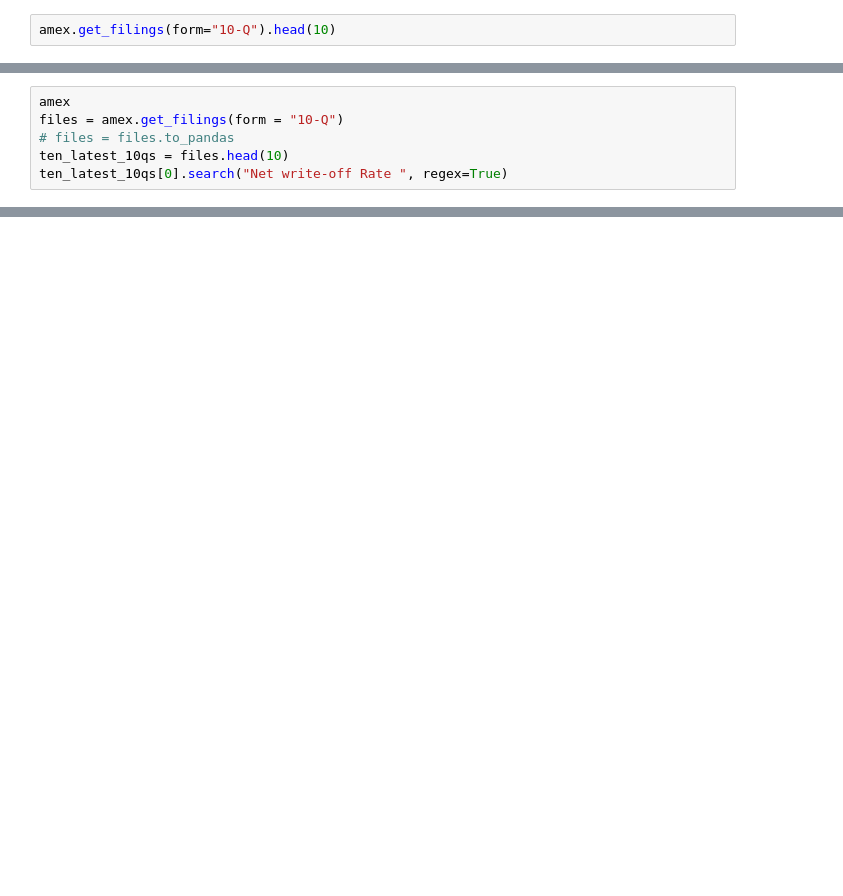
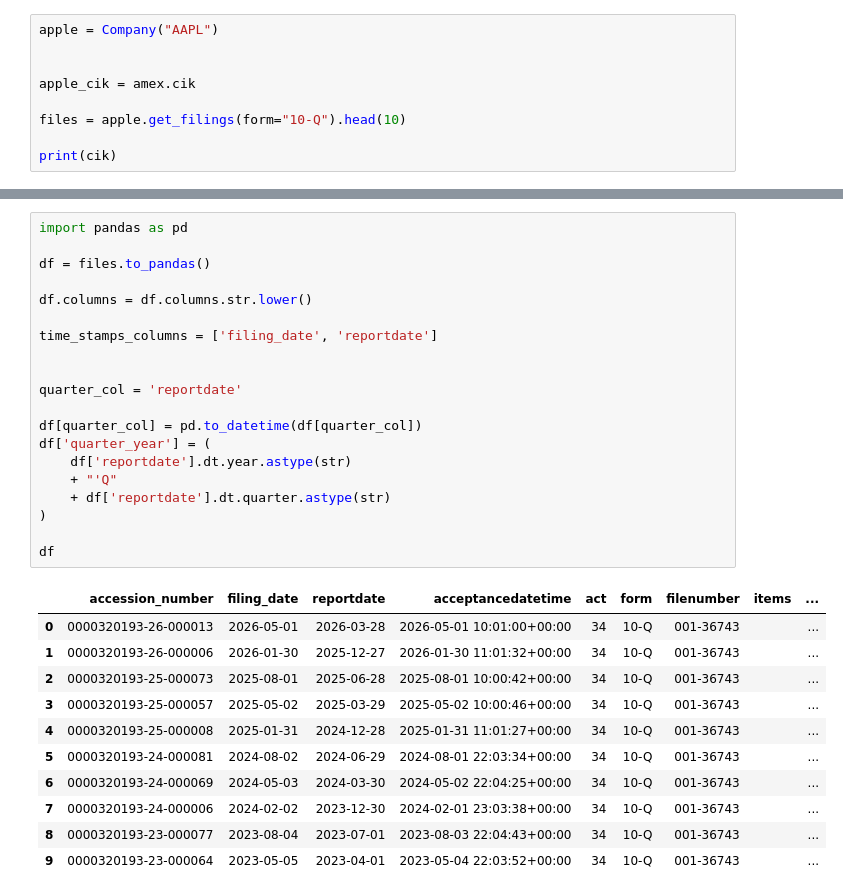
Before and after one commit to jasonrdz/economic-outlook, a Jupyter notebook: sec_data/SEC_Data.ipynb, the cells around one changed output, grey strips where cells are left out. Saved outputs shown, nothing was run; the diff lists cells and outputs as text; blank space fills up the shorter version.

Commit message:
looking into filings!.

```diff
--- a/sec_data/SEC_Data.ipynb
+++ b/sec_data/SEC_Data.ipynb
@@ -8,3 +53,10 @@ amex = Company("AXP")
 # %%
-amex.get_filings(form="10-Q").head(10)
+apple = Company("AAPL")
+
+
+apple_cik = amex.cik
+
+files = apple.get_filings(form="10-Q").head(10)
+
+print(cik)
 # %% [output]
@@ -146,6 +63,0 @@ Refer to Note 3 for additional indicators, including external qualitative factor
-# %%
-amex
-files = amex.get_filings(form = "10-Q")
-# files = files.to_pandas
-ten_latest_10qs = files.head(10)
-ten_latest_10qs[0].search("Net write-off Rate ", regex=True)
@@ -237,0 +64,32 @@ latest.xbrl()
+# %%
+import pandas as pd
+
+df = files.to_pandas()
+
+df.columns = df.columns.str.lower()
+
+time_stamps_columns = ['filing_date', 'reportdate']
+
+
+quarter_col = 'reportdate'
+
+df[quarter_col] = pd.to_datetime(df[quarter_col])
+df['quarter_year'] = (
+    df['reportdate'].dt.year.astype(str)
+    + "'Q"
+    + df['reportdate'].dt.quarter.astype(str)
+)
+
+df
+# %% [output]
+|  | accession_number | filing_date | reportdate | acceptancedatetime | act | form | filenumber | items | ... |
+| 0 | 0000320193-26-000013 | 2026-05-01 | 2026-03-28 | 2026-05-01 10:01:00+00:00 | 34 | 10-Q | 001-36743 |  | ... |
+| 1 | 0000320193-26-000006 | 2026-01-30 | 2025-12-27 | 2026-01-30 11:01:32+00:00 | 34 | 10-Q | 001-36743 |  | ... |
+| 2 | 0000320193-25-000073 | 2025-08-01 | 2025-06-28 | 2025-08-01 10:00:42+00:00 | 34 | 10-Q | 001-36743 |  | ... |
+| 3 | 0000320193-25-000057 | 2025-05-02 | 2025-03-29 | 2025-05-02 10:00:46+00:00 | 34 | 10-Q | 001-36743 |  | ... |
+| 4 | 0000320193-25-000008 | 2025-01-31 | 2024-12-28 | 2025-01-31 11:01:27+00:00 | 34 | 10-Q | 001-36743 |  | ... |
+| 5 | 0000320193-24-000081 | 2024-08-02 | 2024-06-29 | 2024-08-01 22:03:34+00:00 | 34 | 10-Q | 001-36743 |  | ... |
+| 6 | 0000320193-24-000069 | 2024-05-03 | 2024-03-30 | 2024-05-02 22:04:25+00:00 | 34 | 10-Q | 001-36743 |  | ... |
+| 7 | 0000320193-24-000006 | 2024-02-02 | 2023-12-30 | 2024-02-01 23:03:38+00:00 | 34 | 10-Q | 001-36743 |  | ... |
+| 8 | 0000320193-23-000077 | 2023-08-04 | 2023-07-01 | 2023-08-03 22:04:43+00:00 | 34 | 10-Q | 001-36743 |  | ... |
+| 9 | 0000320193-23-000064 | 2023-05-05 | 2023-04-01 | 2023-05-04 22:03:52+00:00 | 34 | 10-Q | 001-36743 |  | ... |
```
Also changed, not shown: parts of 16 cells of this notebook.
